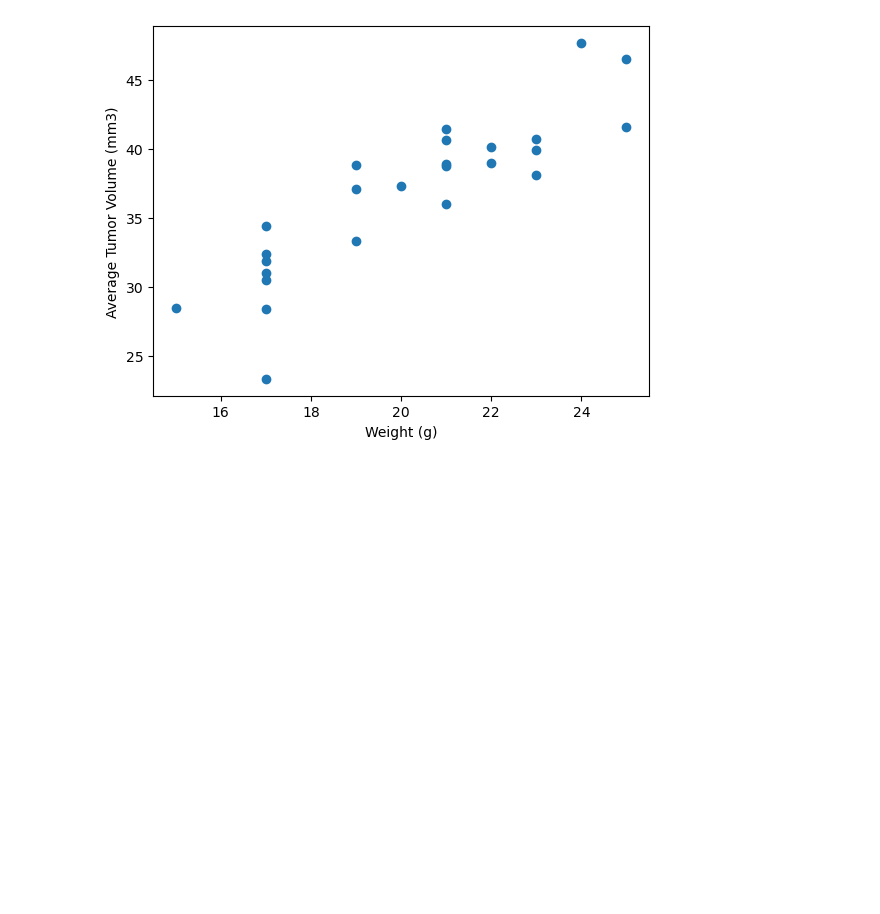
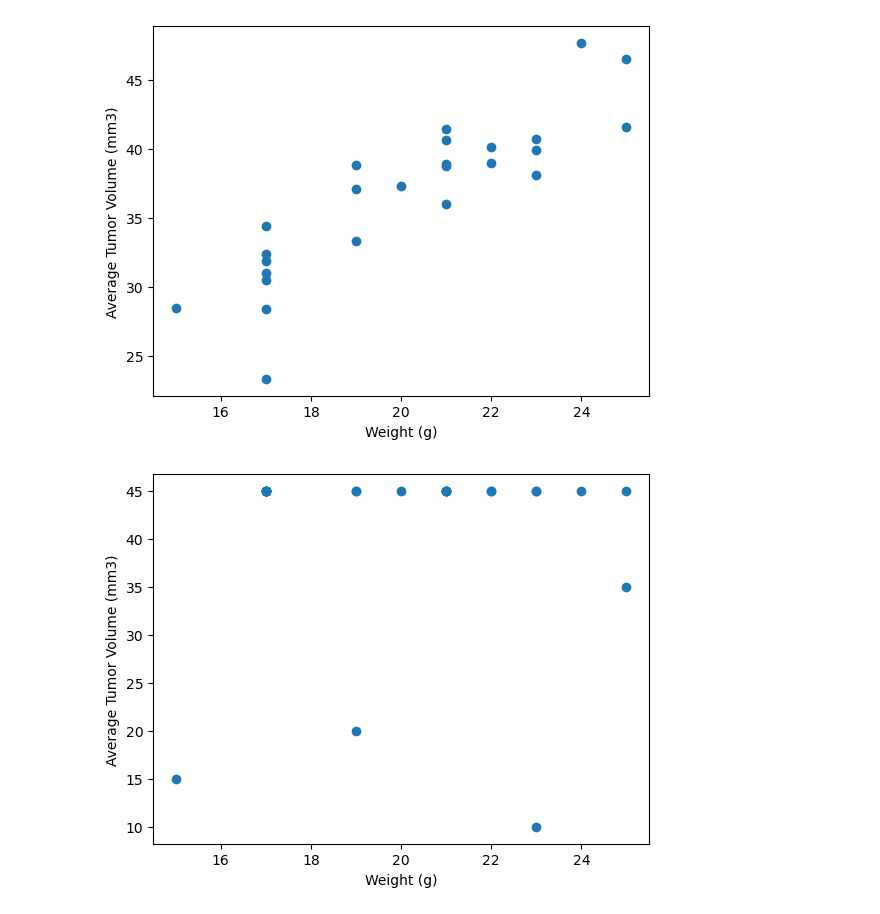
Before and after one commit to UzmaSayyeda/Matplotlib-Cancer-Treatment-Analysis, a Jupyter notebook: Matplotlib/Pymaceuticals.ipynb, the cells around one changed output. Saved outputs shown, nothing was run; the diff lists cells and outputs as text; code cells hidden in the pictures; blank space fills up the shorter version.

```diff
--- a/Matplotlib/Pymaceuticals.ipynb
+++ b/Matplotlib/Pymaceuticals.ipynb
@@ -266,13 +284,23 @@ Index(['Mouse ID', 'Timepoint', 'Tumor Volume (mm3)', 'Metastatic Sites',
 
 capomulin=df2[df2.iloc[:,4] == "Capomulin"]
 
-total_volume_capomulin = capomulin.iloc[:,2]
 
-weight_capomulin = capomulin.iloc[:,7]
+TumVol = capomulin.iloc[:,2]
+Weight = capomulin.iloc[:,7]
 
-plt.scatter(wt,tv)
+plt.scatter(Weight,TumVol)
 plt.xlabel("Weight (g)")
 plt.ylabel("Average Tumor Volume (mm3)")
 plt.show()
 # %% [output]
 [figure]
+# %%
+tum=capomulin.groupby(["Tumor Volume (mm3)"]).mean()
+tum=tum.iloc[:,0]
+
+plt.scatter(Weight,tum)
+plt.xlabel("Weight (g)")
+plt.ylabel("Average Tumor Volume (mm3)")
+plt.show()
+# %% [output]
+[figure, added]
```
Also changed, not shown: parts of 8 cells of this notebook.
